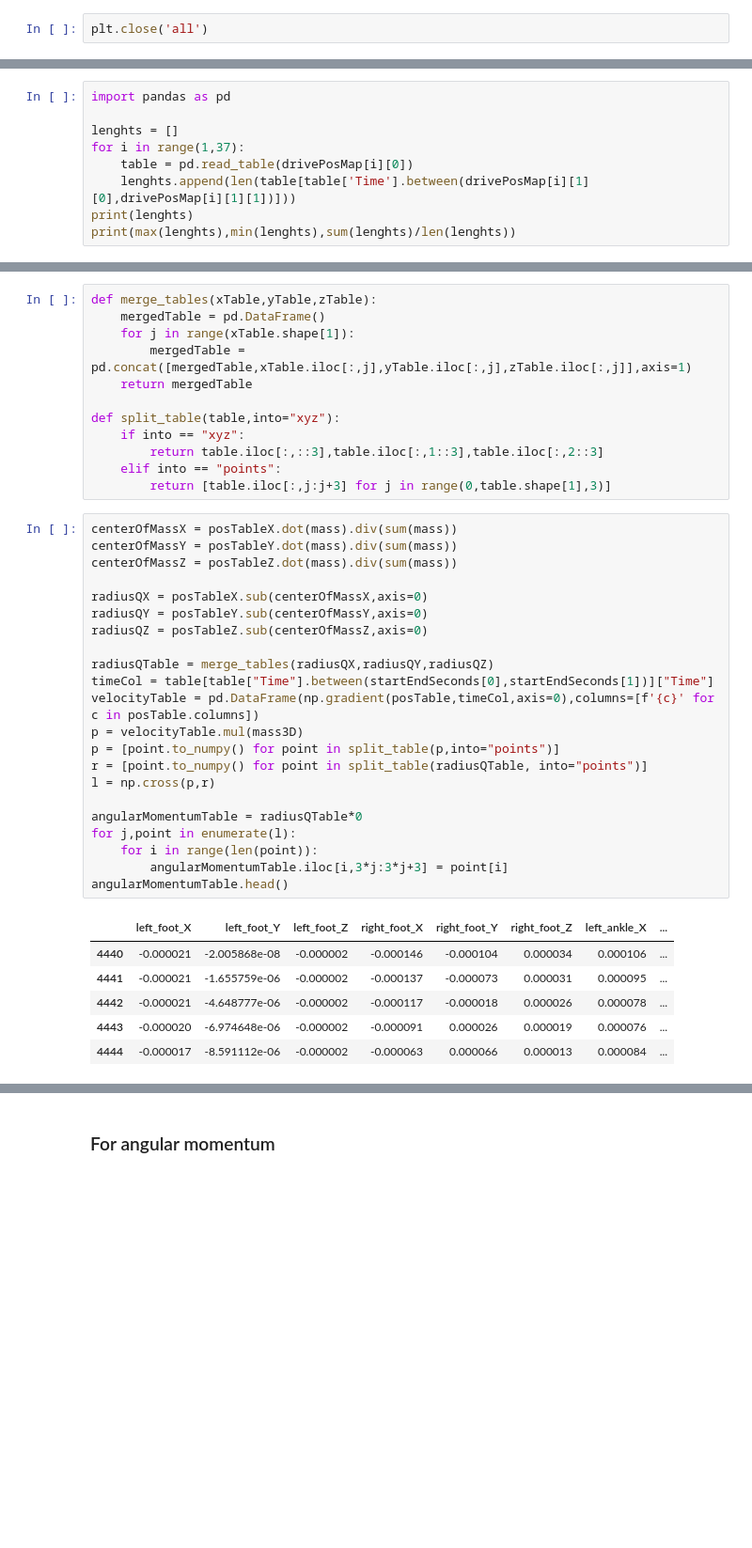
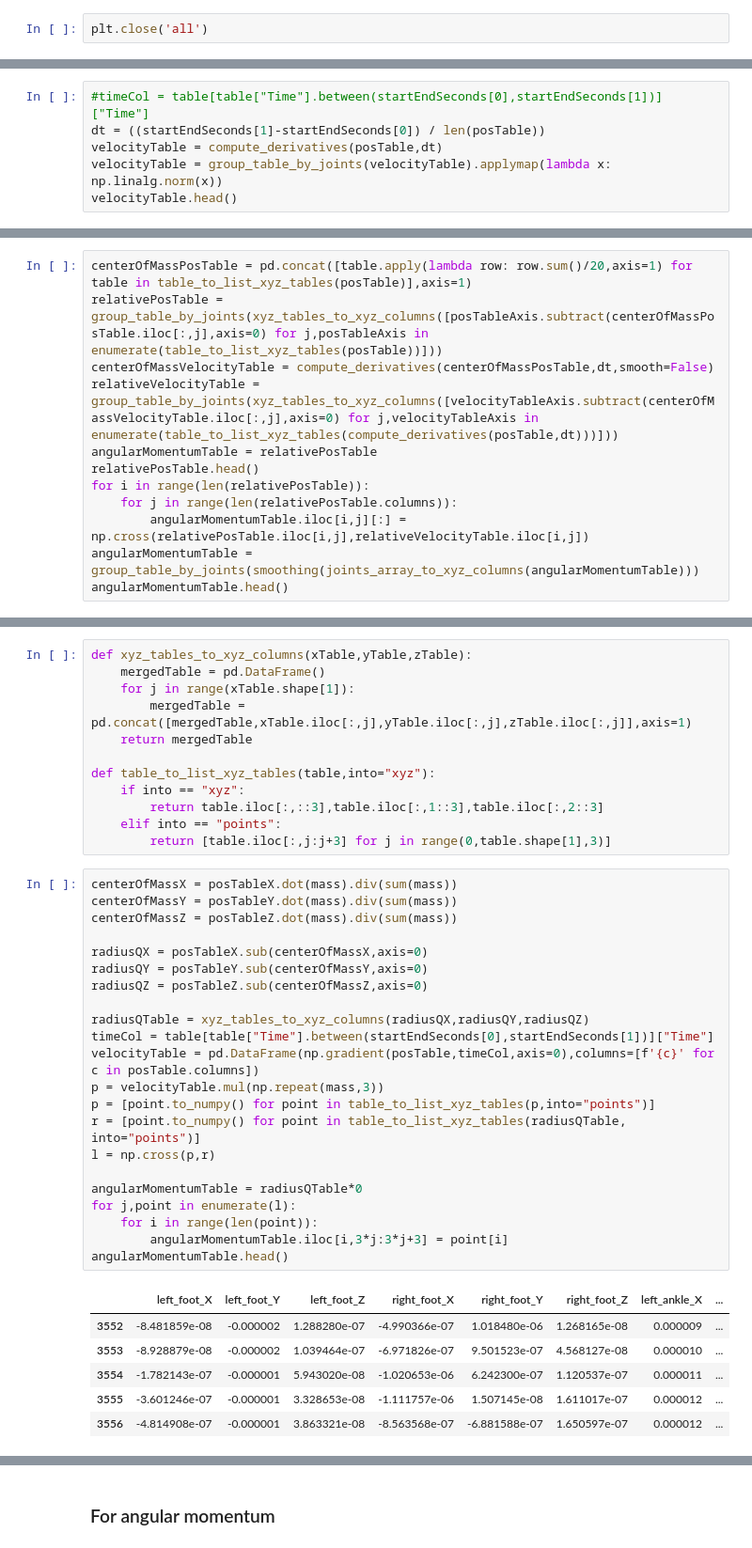
Before and after one commit to gaggioaxel/OoM-Thesis, a Jupyter notebook: code/src/OoM.ipynb, the cells around one changed output, grey strips where cells are left out. Shown: that part at 94% size. Saved outputs shown, nothing was run; the diff lists cells and outputs as text; blank space fills up the shorter version.

```diff
--- a/code/src/OoM.ipynb
+++ b/code/src/OoM.ipynb
@@ -230,9 +230,0 @@ plt.close('all')
-# %%
-import pandas as pd
-
-lenghts = []
-for i in range(1,37):
-    table = pd.read_table(drivePosMap[i][0])
-    lenghts.append(len(table[table['Time'].between(drivePosMap[i][1][0],drivePosMap[i][1][1])]))
-print(lenghts)
-print(max(lenghts),min(lenghts),sum(lenghts)/len(lenghts))
@@ -262,0 +299,6 @@ print(max(lenghts),min(lenghts),sum(lenghts)/len(lenghts))
+# %%
+#timeCol = table[table["Time"].between(startEndSeconds[0],startEndSeconds[1])]["Time"]
+dt = ((startEndSeconds[1]-startEndSeconds[0]) / len(posTable))
+velocityTable = compute_derivatives(posTable,dt)
+velocityTable = group_table_by_joints(velocityTable).applymap(lambda x: np.linalg.norm(x))
+velocityTable.head()
@@ -262,0 +332,12 @@ print(max(lenghts),min(lenghts),sum(lenghts)/len(lenghts))
+# %%
+centerOfMassPosTable = pd.concat([table.apply(lambda row: row.sum()/20,axis=1) for table in table_to_list_xyz_tables(posTable)],axis=1)
+relativePosTable = group_table_by_joints(xyz_tables_to_xyz_columns([posTableAxis.subtract(centerOfMassPosTable.iloc[:,j],axis=0) for j,posTableAxis in enumerate(table_to_list_xyz_tables(posTable))]))
+centerOfMassVelocityTable = compute_derivatives(centerOfMassPosTable,dt,smooth=False)
+relativeVelocityTable = group_table_by_joints(xyz_tables_to_xyz_columns([velocityTableAxis.subtract(centerOfMassVelocityTable.iloc[:,j],axis=0) for j,velocityTableAxis in enumerate(table_to_list_xyz_tables(compute_derivatives(posTable,dt)))]))
+angularMomentumTable = relativePosTable
+relativePosTable.head()
+for i in range(len(relativePosTable)):
+    for j in range(len(relativePosTable.columns)):
+        angularMomentumTable.iloc[i,j][:] = np.cross(relativePosTable.iloc[i,j],relativeVelocityTable.iloc[i,j])
+angularMomentumTable = group_table_by_joints(smoothing(joints_array_to_xyz_columns(angularMomentumTable)))
+angularMomentumTable.head()
@@ -313,11 +603,11 @@ mass3D = np.repeat(mass,3)
 # %%
-def merge_tables(xTable,yTable,zTable):
+def xyz_tables_to_xyz_columns(xTable,yTable,zTable):
     mergedTable = pd.DataFrame()
     for j in range(xTable.shape[1]):
         mergedTable = pd.concat([mergedTable,xTable.iloc[:,j],yTable.iloc[:,j],zTable.iloc[:,j]],axis=1)
     return mergedTable
 
-def split_table(table,into="xyz"):
+def table_to_list_xyz_tables(table,into="xyz"):
     if into == "xyz":
         return table.iloc[:,::3],table.iloc[:,1::3],table.iloc[:,2::3]
     elif into == "points":
@@ -325,31 +615,31 @@ def split_table(table,into="xyz"):
 # %%
 centerOfMassX = posTableX.dot(mass).div(sum(mass))
 centerOfMassY = posTableY.dot(mass).div(sum(mass))
 centerOfMassZ = posTableZ.dot(mass).div(sum(mass))
 
 radiusQX = posTableX.sub(centerOfMassX,axis=0)
 radiusQY = posTableY.sub(centerOfMassY,axis=0)
 radiusQZ = posTableZ.sub(centerOfMassZ,axis=0)
 
-radiusQTable = merge_tables(radiusQX,radiusQY,radiusQZ)
+radiusQTable = xyz_tables_to_xyz_columns(radiusQX,radiusQY,radiusQZ)
 timeCol = table[table["Time"].between(startEndSeconds[0],startEndSeconds[1])]["Time"]
 velocityTable = pd.DataFrame(np.gradient(posTable,timeCol,axis=0),columns=[f'{c}' for c in posTable.columns])
-p = velocityTable.mul(mass3D)
-p = [point.to_numpy() for point in split_table(p,into="points")]
-r = [point.to_numpy() for point in split_table(radiusQTable, into="points")]
+p = velocityTable.mul(np.repeat(mass,3))
+p = [point.to_numpy() for point in table_to_list_xyz_tables(p,into="points")]
+r = [point.to_numpy() for point in table_to_list_xyz_tables(radiusQTable, into="points")]
 l = np.cross(p,r)
 
 angularMomentumTable = radiusQTable*0
 for j,point in enumerate(l):
     for i in range(len(point)):
         angularMomentumTable.iloc[i,3*j:3*j+3] = point[i]
 angularMomentumTable.head()
 # %% [output]
 |  | left_foot_X | left_foot_Y | left_foot_Z | right_foot_X | right_foot_Y | right_foot_Z | left_ankle_X | ... |
-| 4440 | -0.000021 | -2.005868e-08 | -0.000002 | -0.000146 | -0.000104 | 0.000034 | 0.000106 | ... |
-| 4441 | -0.000021 | -1.655759e-06 | -0.000002 | -0.000137 | -0.000073 | 0.000031 | 0.000095 | ... |
-| 4442 | -0.000021 | -4.648777e-06 | -0.000002 | -0.000117 | -0.000018 | 0.000026 | 0.000078 | ... |
-| 4443 | -0.000020 | -6.974648e-06 | -0.000002 | -0.000091 | 0.000026 | 0.000019 | 0.000076 | ... |
-| 4444 | -0.000017 | -8.591112e-06 | -0.000002 | -0.000063 | 0.000066 | 0.000013 | 0.000084 | ... |
+| 3552 | -8.481859e-08 | -0.000002 | 1.288280e-07 | -4.990366e-07 | 1.018480e-06 | 1.268165e-08 | 0.000009 | ... |
+| 3553 | -8.928879e-08 | -0.000002 | 1.039464e-07 | -6.971826e-07 | 9.501523e-07 | 4.568127e-08 | 0.000010 | ... |
+| 3554 | -1.782143e-07 | -0.000001 | 5.943020e-08 | -1.020653e-06 | 6.242300e-07 | 1.120537e-07 | 0.000011 | ... |
+| 3555 | -3.601246e-07 | -0.000001 | 3.328653e-08 | -1.111757e-06 | 1.507145e-08 | 1.611017e-07 | 0.000012 | ... |
+| 3556 | -4.814908e-07 | -0.000001 | 3.863321e-08 | -8.563568e-07 | -6.881588e-07 | 1.650597e-07 | 0.000012 | ... |
 5 rows × 60 columns
 # %% [markdown]
```
Also changed, not shown: parts of 41 cells of this notebook, 2 other files.
